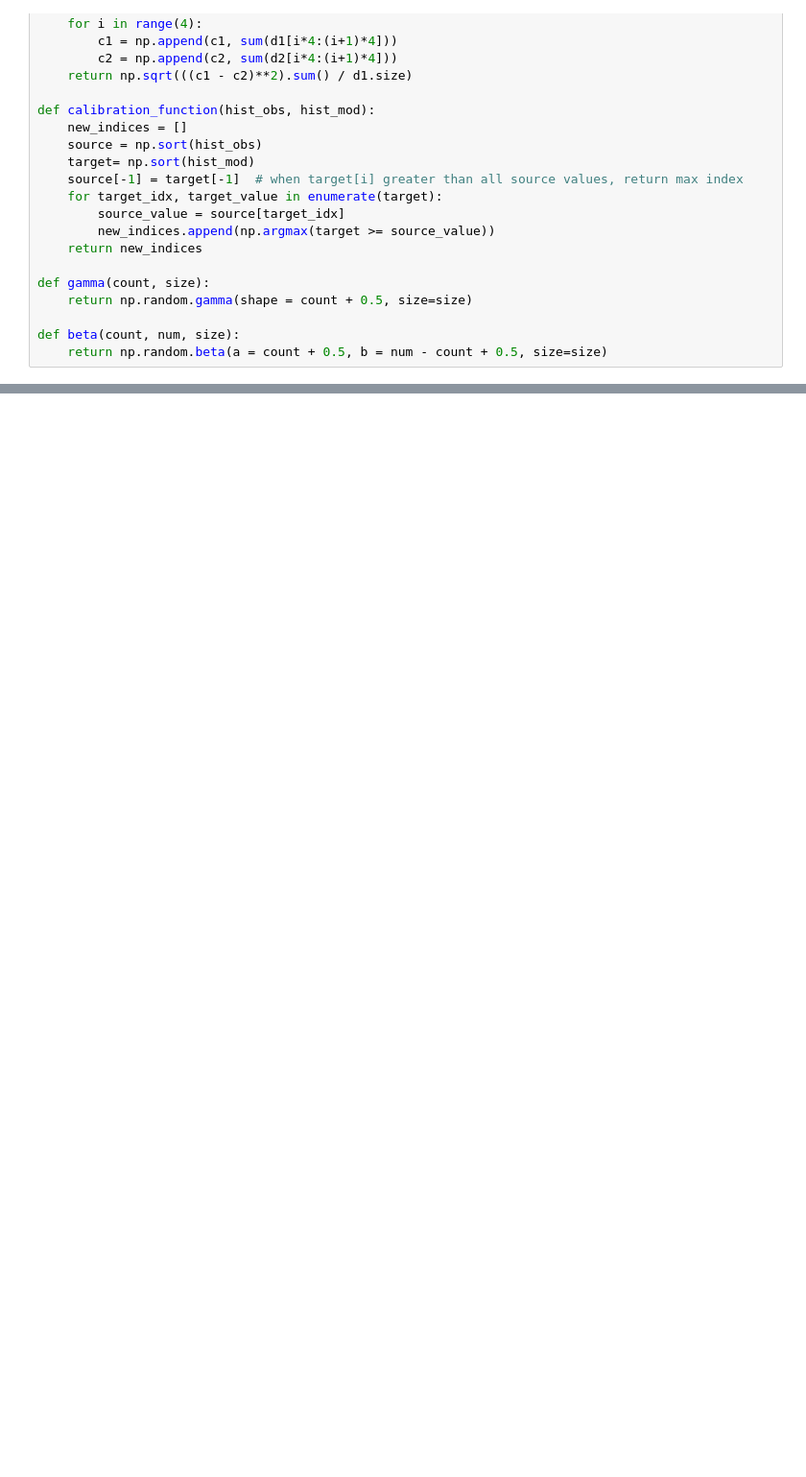
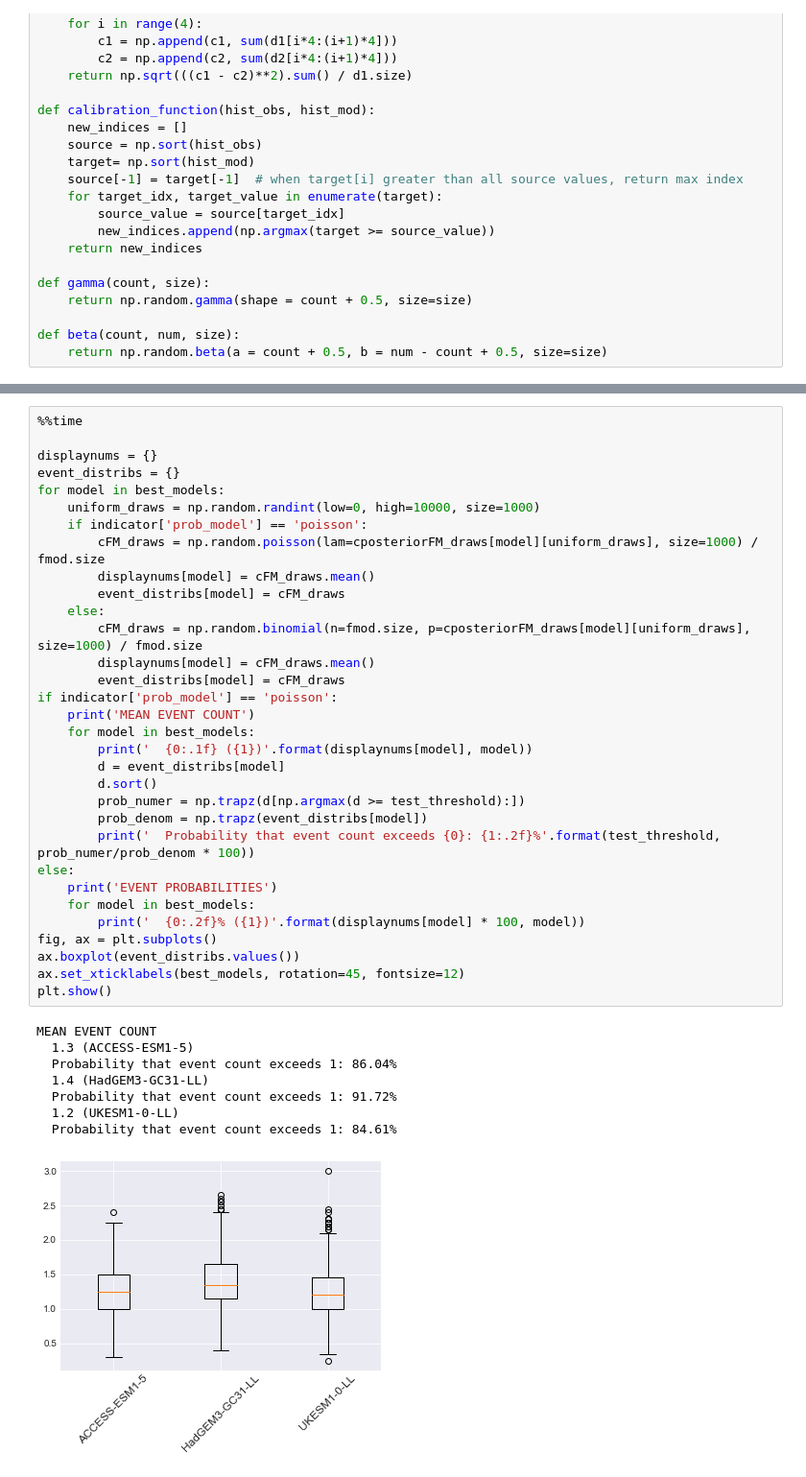
Before and after one commit to wri/cities-probabilistic-indicators, a Jupyter notebook: Switzer_method_demo_1.ipynb, the cells around one changed output, grey strips where cells are left out. Shown: that part at 96% size. Drawn from its saved outputs; the diff is of its cells as text; blank space fills up the shorter version.

```diff
--- a/Switzer_method_demo_1.ipynb
+++ b/Switzer_method_demo_1.ipynb
@@ -231,0 +326,41 @@ def beta(count, num, size):
+# %%
+%%time
+
+displaynums = {}
+event_distribs = {}
+for model in best_models:
+    uniform_draws = np.random.randint(low=0, high=10000, size=1000)
+    if indicator['prob_model'] == 'poisson':
+        cFM_draws = np.random.poisson(lam=cposteriorFM_draws[model][uniform_draws], size=1000) / fmod.size
+        displaynums[model] = cFM_draws.mean()
+        event_distribs[model] = cFM_draws
+    else:
+        cFM_draws = np.random.binomial(n=fmod.size, p=cposteriorFM_draws[model][uniform_draws], size=1000) / fmod.size
+        displaynums[model] = cFM_draws.mean()
+        event_distribs[model] = cFM_draws
+if indicator['prob_model'] == 'poisson':
+    print('MEAN EVENT COUNT')
+    for model in best_models:
+        print('  {0:.1f} ({1})'.format(displaynums[model], model))
+        d = event_distribs[model]
+        d.sort()
+        prob_numer = np.trapz(d[np.argmax(d >= test_threshold):])
+        prob_denom = np.trapz(event_distribs[model])
+        print('  Probability that event count exceeds {0}: {1:.2f}%'.format(test_threshold, prob_numer/prob_denom * 100))
+else:
+    print('EVENT PROBABILITIES')
+    for model in best_models:
+        print('  {0:.2f}% ({1})'.format(displaynums[model] * 100, model))
+fig, ax = plt.subplots()
+ax.boxplot(event_distribs.values())
+ax.set_xticklabels(best_models, rotation=45, fontsize=12)
+plt.show()
+# %% [output]
+MEAN EVENT COUNT
+  1.3 (ACCESS-ESM1-5)
+  Probability that event count exceeds 1: 86.04%
+  1.4 (HadGEM3-GC31-LL)
+  Probability that event count exceeds 1: 91.72%
+  1.2 (UKESM1-0-LL)
+  Probability that event count exceeds 1: 84.61%
+[figure, added]
```
Also changed, not shown: parts of 20 cells of this notebook.
